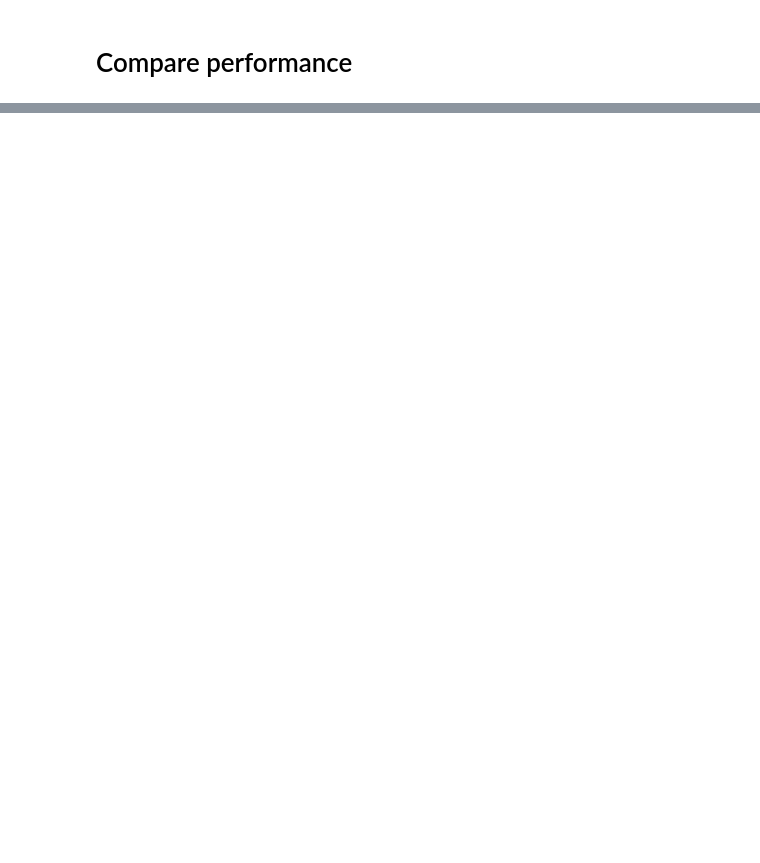
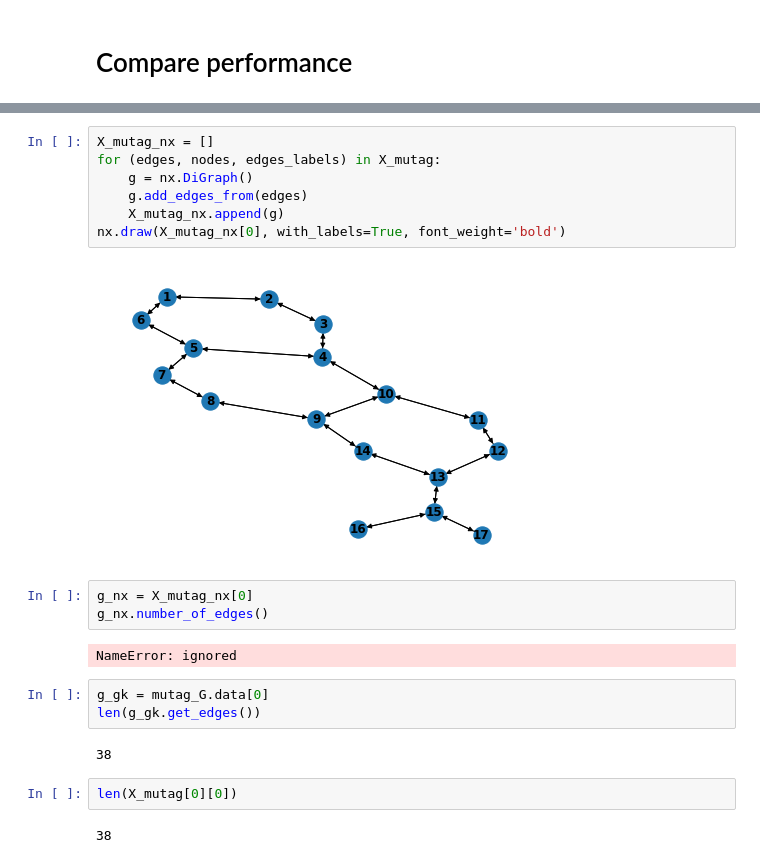
Before and after one commit to blufzzz/Discrete-Curvature-Graph-Classification, a Jupyter notebook: main.ipynb, the cells around one changed output, grey strips where cells are left out. Saved outputs shown, nothing was run; the diff lists cells and outputs as text; blank space fills up the shorter version.

```diff
--- a/main.ipynb
+++ b/main.ipynb
@@ -391,0 +531,23 @@ plt.show()
+# %%
+X_mutag_nx = []
+for (edges, nodes, edges_labels) in X_mutag:
+    g = nx.DiGraph()
+    g.add_edges_from(edges)
+    X_mutag_nx.append(g)
+nx.draw(X_mutag_nx[0], with_labels=True, font_weight='bold')
+# %% [output]
+[figure, added]
+# %%
+g_nx = X_mutag_nx[0]
+g_nx.number_of_edges()
+# %% [output]
+NameError: ignored
+# %%
+g_gk = mutag_G.data[0]
+len(g_gk.get_edges())
+# %% [output]
+38
+# %%
+len(X_mutag[0][0])
+# %% [output]
+38
```
Also changed, not shown: parts of 48 cells of this notebook.
